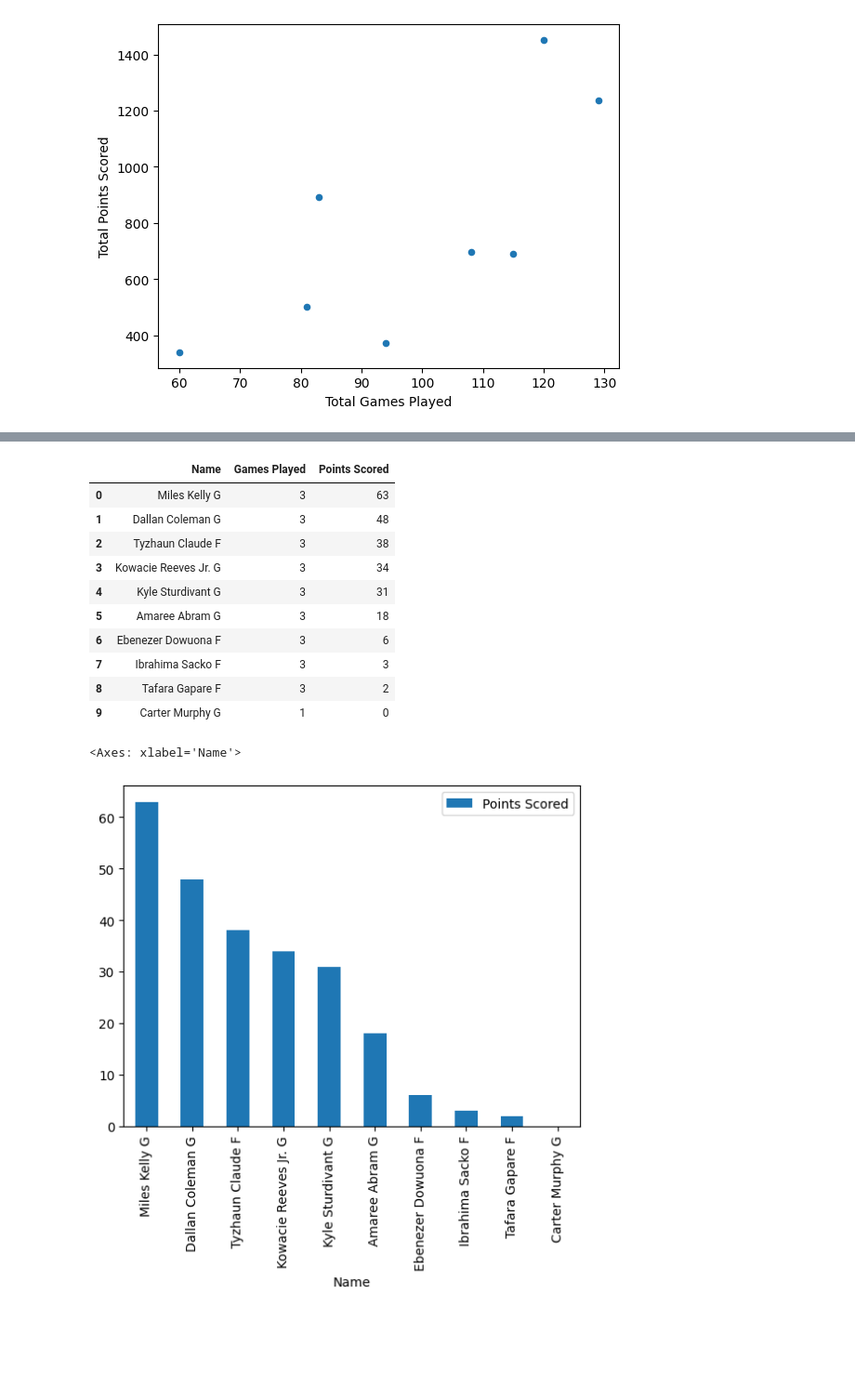
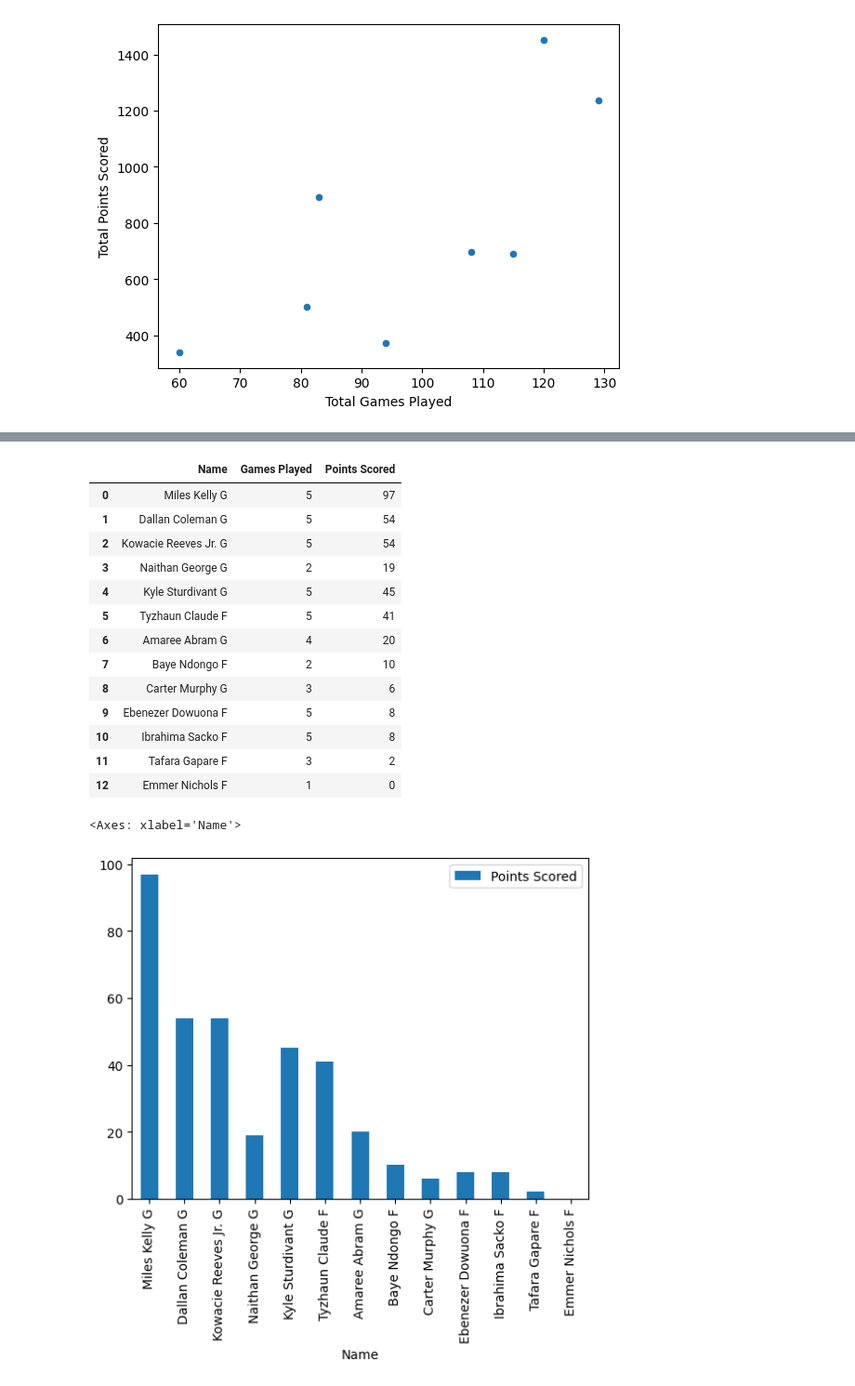
Before and after one commit to dbaglodi/gt-player-development, a Jupyter notebook: player-development.ipynb, the cells around one changed output, grey strips where cells are left out. Shown: that part at 93% size. Drawn from its saved outputs; the diff is of its cells as text; code cells hidden in the pictures; blank space fills up the shorter version.

Commit message:
more data
added distinctions between transfers and non-transfers

```diff
--- a/player-development.ipynb
+++ b/player-development.ipynb
@@ -47,7 +54,7 @@ transfer_data.players.plot(kind='scatter', x='Total Games Played', y='Total Poin
 # %%
-url = 'https://www.espn.com/mens-college-basketball/team/stats/_/id/59'
-gt_stats = pd.read_html(url)
-gt_stats
+url23 = 'https://www.espn.com/mens-college-basketball/team/stats/_/id/59'
+gt_stats23 = pd.read_html(url23)
+gt_stats23
 # %% [output]
 [                    Name
  0          Miles Kelly G
@@ -69,25 +76,28 @@ gt_stats
 # %%
-gt_stats_data = {
-    'Name': gt_stats[0]['Name'][:-1],
-    'Games Played': gt_stats[1]['GP'][:-1],
-    'Points Scored': gt_stats[3]['PTS'][:-1]
+gt_stats_data23 = {
+    'Name': gt_stats23[0]['Name'][:-1],
+    'Games Played': gt_stats23[1]['GP'][:-1],
+    'Points Scored': gt_stats23[3]['PTS'][:-1]
 }
-gt_stats_df = pd.DataFrame(gt_stats_data)
-gt_stats_df
+gt_stats_df23 = pd.DataFrame(gt_stats_data23)
+gt_stats_df23
 # %% [output]
 |  | Name | Games Played | Points Scored |
-| 0 | Miles Kelly G | 3 | 63 |
-| 1 | Dallan Coleman G | 3 | 48 |
-| 2 | Tyzhaun Claude F | 3 | 38 |
-| 3 | Kowacie Reeves Jr. G | 3 | 34 |
-| 4 | Kyle Sturdivant G | 3 | 31 |
-| 5 | Amaree Abram G | 3 | 18 |
-| 6 | Ebenezer Dowuona F | 3 | 6 |
-| 7 | Ibrahima Sacko F | 3 | 3 |
-| 8 | Tafara Gapare F | 3 | 2 |
-| 9 | Carter Murphy G | 1 | 0 |
+| 0 | Miles Kelly G | 5 | 97 |
+| 1 | Dallan Coleman G | 5 | 54 |
+| 2 | Kowacie Reeves Jr. G | 5 | 54 |
+| 3 | Naithan George G | 2 | 19 |
+| 4 | Kyle Sturdivant G | 5 | 45 |
+| 5 | Tyzhaun Claude F | 5 | 41 |
+| 6 | Amaree Abram G | 4 | 20 |
+| 7 | Baye Ndongo F | 2 | 10 |
+| 8 | Carter Murphy G | 3 | 6 |
+| 9 | Ebenezer Dowuona F | 5 | 8 |
+| 10 | Ibrahima Sacko F | 5 | 8 |
+| 11 | Tafara Gapare F | 3 | 2 |
+| 12 | Emmer Nichols F | 1 | 0 |
 # %%
-gt_stats_df.plot(kind='bar', x='Name', y='Points Scored')
+gt_stats_df23.plot(kind='bar', x='Name', y='Points Scored')
 # %% [output]
 <Axes: xlabel='Name'>
-[figure, old version]
+[figure, new version]
```
Also changed, not shown: parts of 31 cells of this notebook, 1 other file.
